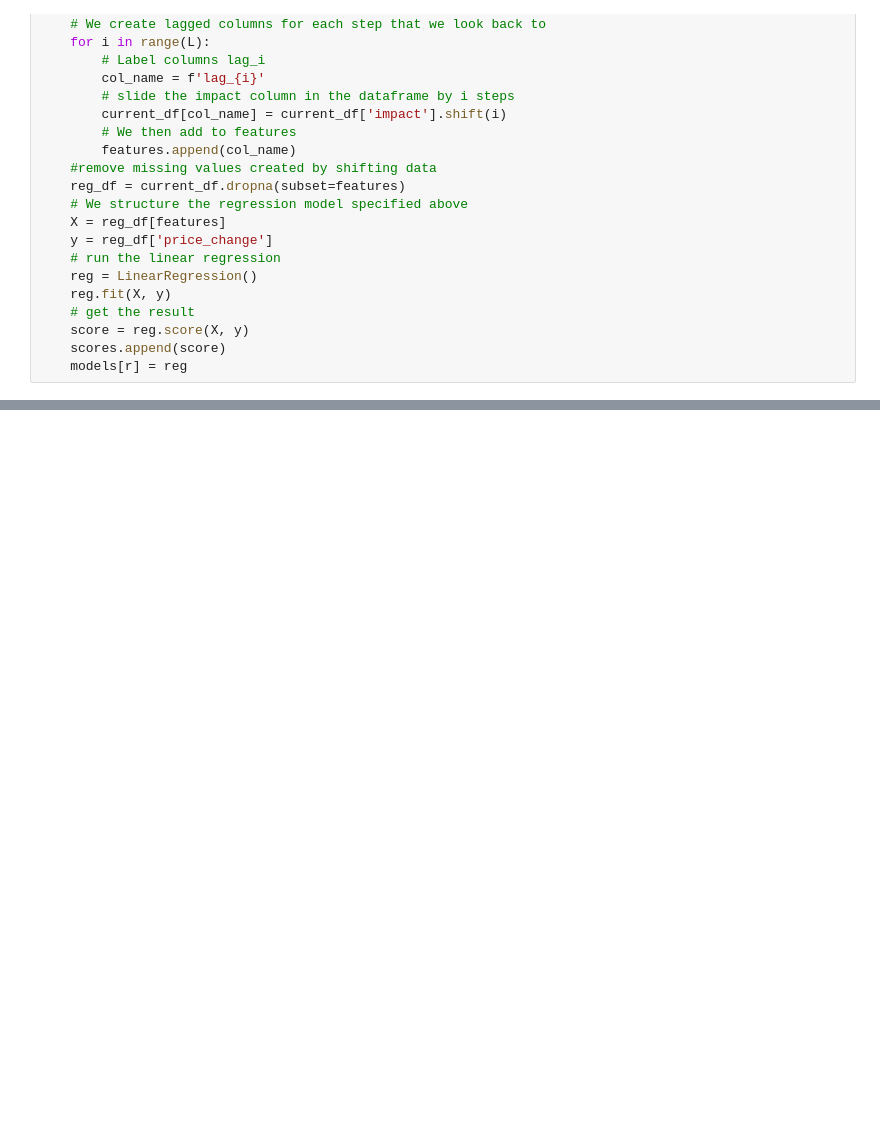
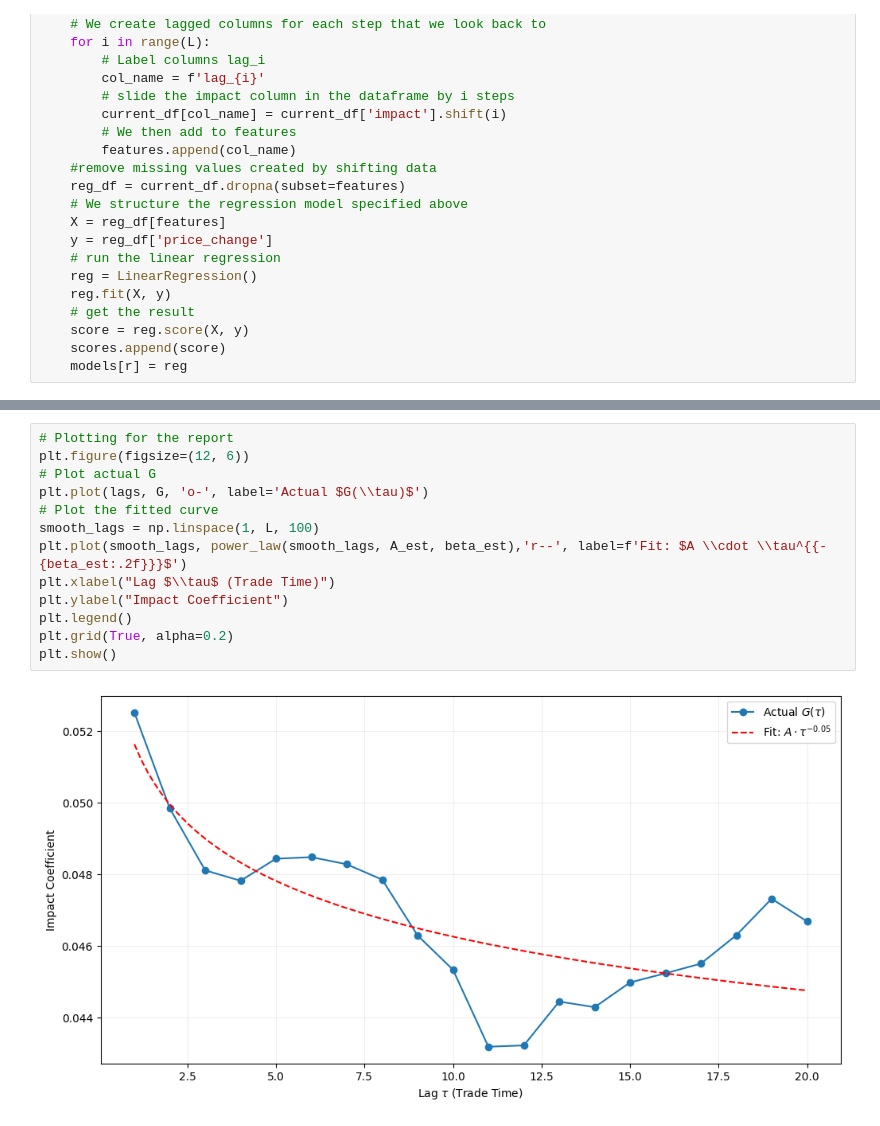
Before and after one commit to MartinJondeau/Market-Risk-Modelling, a Jupyter notebook: Question_D.ipynb, the cells around one changed output, grey strips where cells are left out. Drawn from its saved outputs; the diff is of its cells as text; blank space fills up the shorter version.

```diff
--- a/Question_D.ipynb
+++ b/Question_D.ipynb
@@ -165,0 +222,15 @@ R²: 0.7691
+# %%
+# Plotting for the report
+plt.figure(figsize=(12, 6))
+# Plot actual G
+plt.plot(lags, G, 'o-', label='Actual $G(\\tau)$')
+# Plot the fitted curve
+smooth_lags = np.linspace(1, L, 100)
+plt.plot(smooth_lags, power_law(smooth_lags, A_est, beta_est),'r--', label=f'Fit: $A \\cdot \\tau^{{-{beta_est:.2f}}}$')
+plt.xlabel("Lag $\\tau$ (Trade Time)")
+plt.ylabel("Impact Coefficient")
+plt.legend()
+plt.grid(True, alpha=0.2)
+plt.show()
+# %% [output]
+[figure, added]
```
Also changed, not shown: parts of 8 cells of this notebook.
